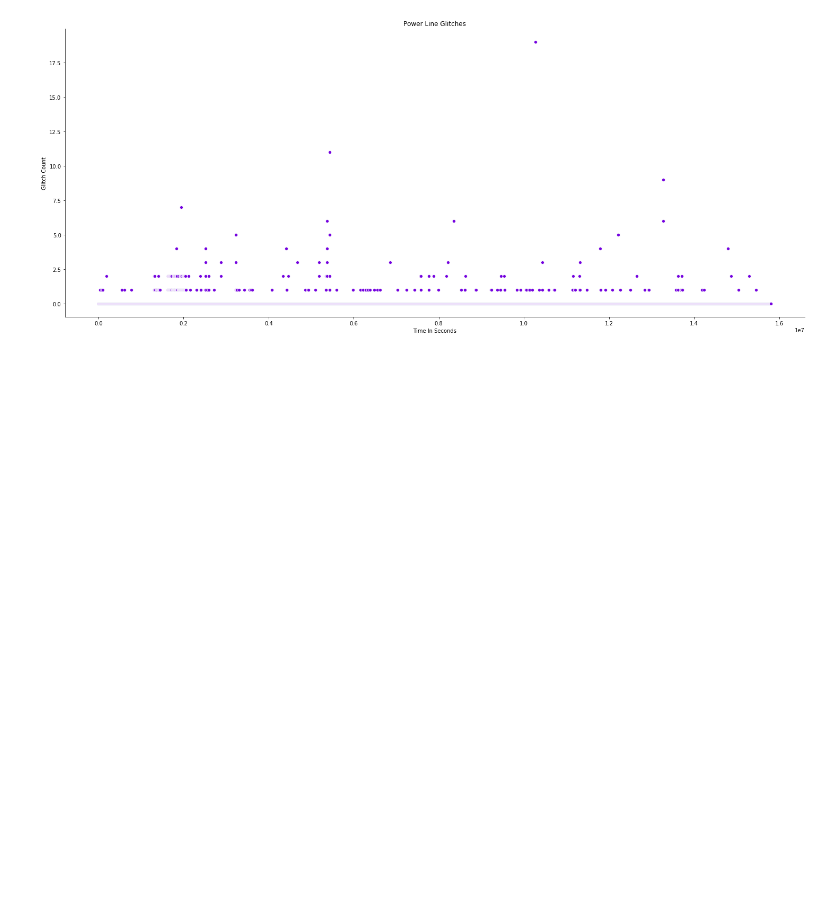
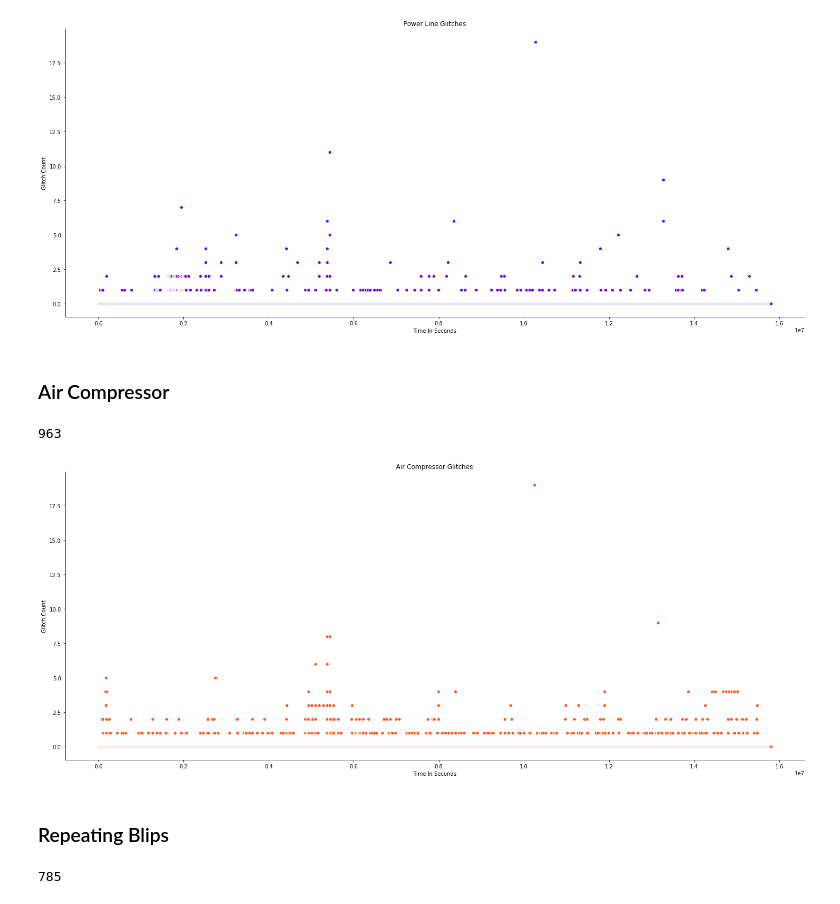
Before and after one commit to kimharr/earthquake-glitch-analysis, a Jupyter notebook: code/Glitches by Label.ipynb, the cells around one changed output. Saved outputs shown, nothing was run; the diff lists cells and outputs as text; code cells hidden in the pictures; blank space fills up the shorter version.

Commit message:
rest of graphs and earthquake

```diff
--- a/code/Glitches by Label.ipynb
+++ b/code/Glitches by Label.ipynb
@@ -523,3 +538,41 @@ plot.set_title('Power Line Glitches')
 plt.show()
 # %% [output]
 [figure]
+# %% [markdown]
+### Air Compressor
+# %%
+t13 = doublerows
+t13 = doublerows['GPStime'].to_frame()
+t13["Glitch Count"] = t13["GPStime"]
+# %%
+filt = run_o3a_sorted['label'] == 'Air_Compressor'
+ac = run_o3a_sorted[filt].reset_index()
+# %%
+end_index = 0
+start_index = 1238166093
+
+for k in range(1,263480):
+    end_index = start_index + 60
+    filter = ac['GPStime'].between(start_index, end_index)
+    t13.iloc[k,1] = len(ac[filter])
+    start_index = end_index + 1
+# %%
+t13 = t13.iloc[0:263480]
+t13 = t13.rename(columns = {"GPStime":"Time In Seconds"})
+t13['Glitch Count'].sum()
+# %% [output]
+963
+# %%
+plt.figure(figsize=(25, 10))
+color = ['#FC5A20']
+sns.set_palette(sns.color_palette(color))
+
+plot = sns.scatterplot(x = 'Time In Seconds', y = 'Glitch Count', data = t13)
+plot.spines['top'].set_visible(False)
+plot.spines['right'].set_visible(False)
+plot.set_title('Air Compressor Glitches')
+plt.show()
+# %% [output]
+[figure, added]
+# %% [markdown]
+### Repeating Blips
@@ -525,0 +595,6 @@ plt.show()
+# %%
+t14 = t14.iloc[0:263480]
+t14 = t14.rename(columns = {"GPStime":"Time In Seconds"})
+t14['Glitch Count'].sum()
+# %% [output]
+785
```
Also changed, not shown: parts of 62 cells of this notebook, 12 other files.
